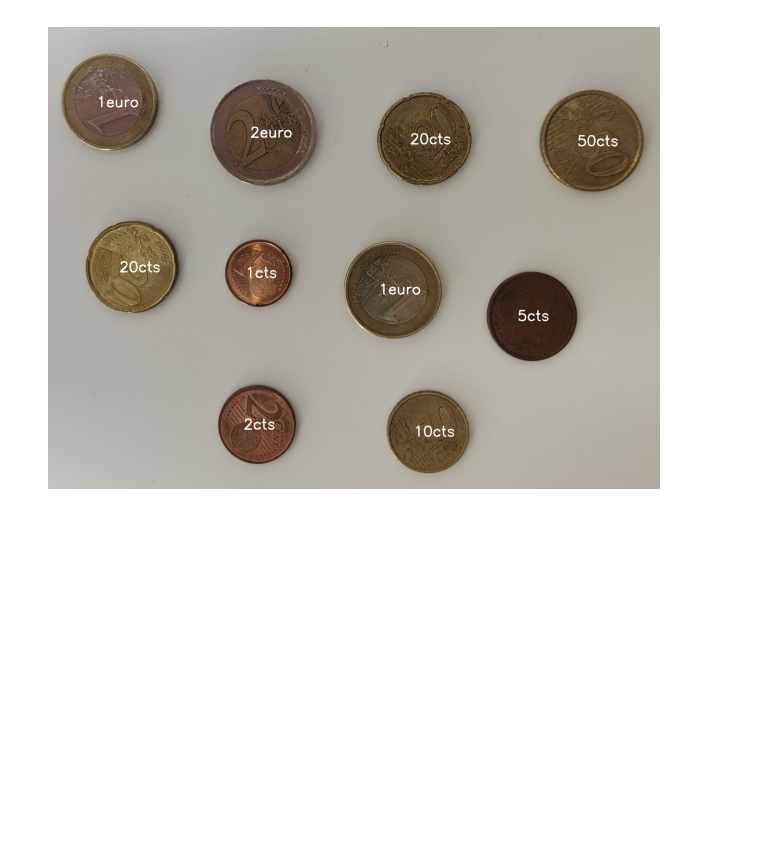
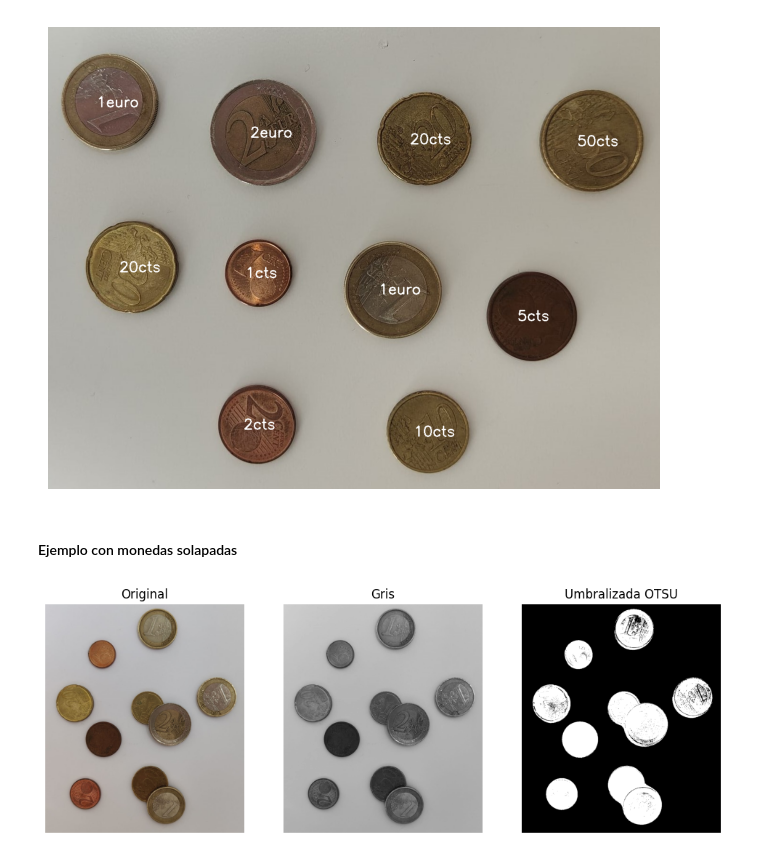
Before and after one commit to danibetzamora/VC, a Jupyter notebook: Práctica 3/Tarea 2.ipynb, the cells around one changed output. Drawn from its saved outputs; the diff is of its cells as text; code cells hidden in the pictures; blank space fills up the shorter version.

```diff
--- a/Práctica 3/Tarea 2.ipynb
+++ b/Práctica 3/Tarea 2.ipynb
@@ -225,3 +225,39 @@ plt.show()
 # %% [output]
 Dinero total: 5.08 euros
 [figure]
+# %% [markdown]
+#### Ejemplo con monedas solapadas
+# %%
+# Carga imagen ejemplo con monedas
+img_superpuesta = cv2.imread('Images/monedas-superpuestas-1.jpg')
+
+# OpenCV lee las imágenes en BGR, por lo que convertimos para visualizar RGB
+img_superpuesta_rgb = cv2.cvtColor(img_superpuesta, cv2.COLOR_BGR2RGB)
+
+# Convierte la imagen a tonos de gris
+img_superpuesta_gris = cv2.cvtColor(img_superpuesta_rgb, cv2.COLOR_RGB2GRAY)
+
+# Umbralizado con método de Otsu
+_,img_umbral = cv2.threshold(img_superpuesta_gris,0,255,cv2.THRESH_BINARY_INV+cv2.THRESH_OTSU)
+
+# Mostrar las imágenes
+plt.figure(figsize=(12, 6))
+
+plt.subplot(1, 3, 1)
+plt.title('Original')
+plt.axis("off")
+plt.imshow(img_superpuesta_rgb)
+
+plt.subplot(1, 3, 2)
+plt.title('Gris')
+plt.axis("off")
+plt.imshow(img_superpuesta_gris,cmap='gray')
+
+plt.subplot(1, 3, 3)
+plt.title('Umbralizada OTSU')
+plt.axis("off")
+plt.imshow(img_umbral,cmap='gray')
+
+plt.show()
+# %% [output]
+[figure, added]
```
Also changed, not shown: parts of 4 cells of this notebook, 12 other files.
